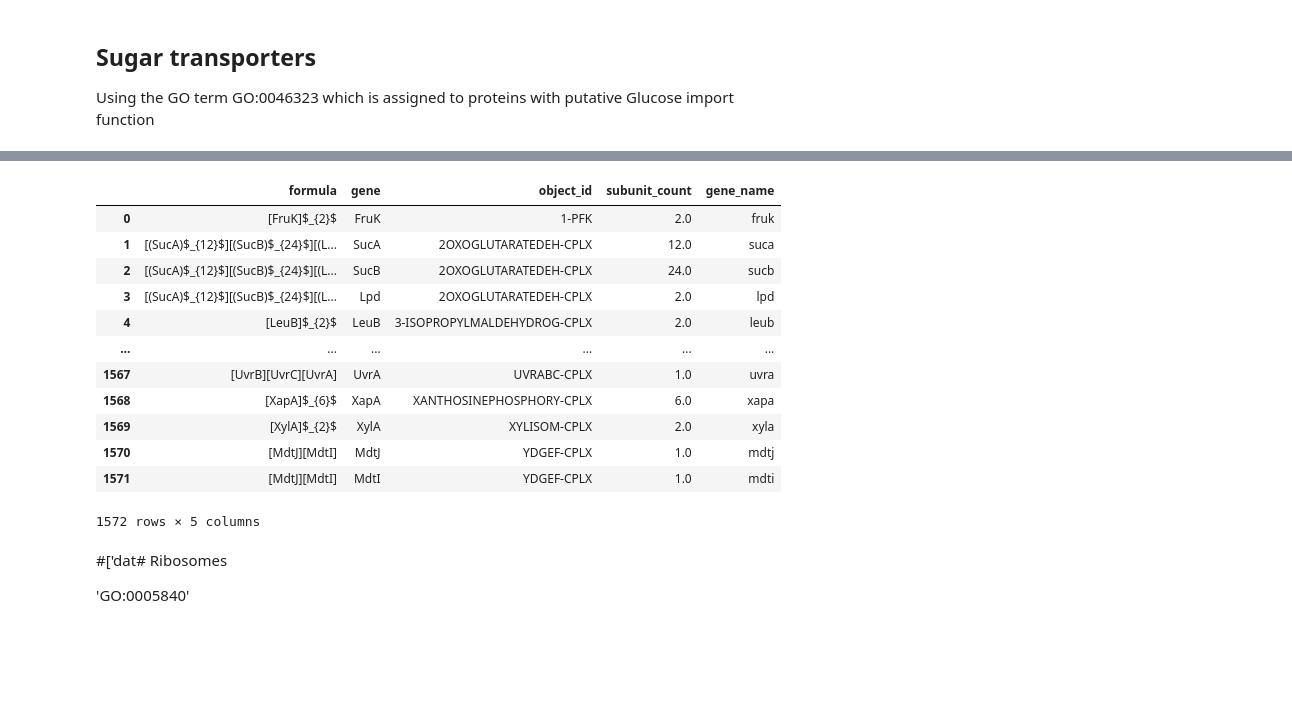
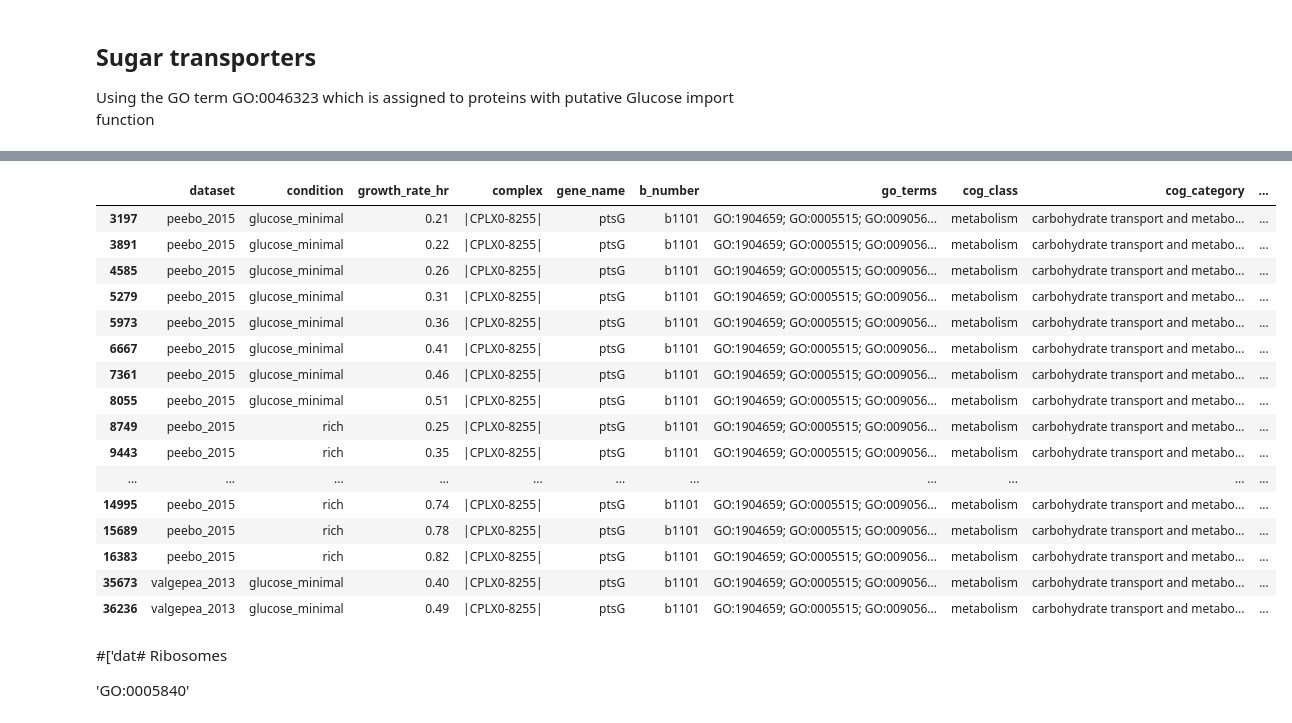
Before and after one commit to RPGroup-PBoC/growth_limits, a Jupyter notebook: code/exploratory/counting_molecular_complexes.ipynb, the cells around one changed output, grey strips where cells are left out. Saved outputs shown, nothing was run; the diff lists cells and outputs as text; code cells hidden in the pictures; blank space fills up the shorter version.

```diff
--- a/code/exploratory/counting_molecular_complexes.ipynb
+++ b/code/exploratory/counting_molecular_complexes.ipynb
@@ -102,19 +80,23 @@ min_complex_plot
-# %%
-subunits
-# %% [output]
-|  | formula | gene | object_id | subunit_count | gene_name |
-| 0 | [FruK]$_{2}$ | FruK | 1-PFK | 2.0 | fruk |
-| 1 | [(SucA)$_{12}$][(SucB)$_{24}$][(L... | SucA | 2OXOGLUTARATEDEH-CPLX | 12.0 | suca |
-| 2 | [(SucA)$_{12}$][(SucB)$_{24}$][(L... | SucB | 2OXOGLUTARATEDEH-CPLX | 24.0 | sucb |
-| 3 | [(SucA)$_{12}$][(SucB)$_{24}$][(L... | Lpd | 2OXOGLUTARATEDEH-CPLX | 2.0 | lpd |
-| 4 | [LeuB]$_{2}$ | LeuB | 3-ISOPROPYLMALDEHYDROG-CPLX | 2.0 | leub |
-| ... | ... | ... | ... | ... | ... |
-| 1567 | [UvrB][UvrC][UvrA] | UvrA | UVRABC-CPLX | 1.0 | uvra |
-| 1568 | [XapA]$_{6}$ | XapA | XANTHOSINEPHOSPHORY-CPLX | 6.0 | xapa |
-| 1569 | [XylA]$_{2}$ | XylA | XYLISOM-CPLX | 2.0 | xyla |
-| 1570 | [MdtJ][MdtI] | MdtJ | YDGEF-CPLX | 1.0 | mdtj |
-| 1571 | [MdtJ][MdtI] | MdtI | YDGEF-CPLX | 1.0 | mdti |
-1572 rows × 5 columns
+# %%
+complex_count[complex_count['gene_name'].str.lower() == 'ptsg']
+# %% [output]
+|  | dataset | condition | growth_rate_hr | complex | gene_name | b_number | go_terms | cog_class | cog_category | ... |
+| 3197 | peebo_2015 | glucose_minimal | 0.21 | |CPLX0-8255| | ptsG | b1101 | GO:1904659; GO:0005515; GO:009056... | metabolism | carbohydrate transport and metabo... | ... |
+| 3891 | peebo_2015 | glucose_minimal | 0.22 | |CPLX0-8255| | ptsG | b1101 | GO:1904659; GO:0005515; GO:009056... | metabolism | carbohydrate transport and metabo... | ... |
+| 4585 | peebo_2015 | glucose_minimal | 0.26 | |CPLX0-8255| | ptsG | b1101 | GO:1904659; GO:0005515; GO:009056... | metabolism | carbohydrate transport and metabo... | ... |
+| 5279 | peebo_2015 | glucose_minimal | 0.31 | |CPLX0-8255| | ptsG | b1101 | GO:1904659; GO:0005515; GO:009056... | metabolism | carbohydrate transport and metabo... | ... |
+| 5973 | peebo_2015 | glucose_minimal | 0.36 | |CPLX0-8255| | ptsG | b1101 | GO:1904659; GO:0005515; GO:009056... | metabolism | carbohydrate transport and metabo... | ... |
+| 6667 | peebo_2015 | glucose_minimal | 0.41 | |CPLX0-8255| | ptsG | b1101 | GO:1904659; GO:0005515; GO:009056... | metabolism | carbohydrate transport and metabo... | ... |
+| 7361 | peebo_2015 | glucose_minimal | 0.46 | |CPLX0-8255| | ptsG | b1101 | GO:1904659; GO:0005515; GO:009056... | metabolism | carbohydrate transport and metabo... | ... |
+| 8055 | peebo_2015 | glucose_minimal | 0.51 | |CPLX0-8255| | ptsG | b1101 | GO:1904659; GO:0005515; GO:009056... | metabolism | carbohydrate transport and metabo... | ... |
+| 8749 | peebo_2015 | rich | 0.25 | |CPLX0-8255| | ptsG | b1101 | GO:1904659; GO:0005515; GO:009056... | metabolism | carbohydrate transport and metabo... | ... |
+| 9443 | peebo_2015 | rich | 0.35 | |CPLX0-8255| | ptsG | b1101 | GO:1904659; GO:0005515; GO:009056... | metabolism | carbohydrate transport and metabo... | ... |
+| ... | ... | ... | ... | ... | ... | ... | ... | ... | ... | ... |
+| 14995 | peebo_2015 | rich | 0.74 | |CPLX0-8255| | ptsG | b1101 | GO:1904659; GO:0005515; GO:009056... | metabolism | carbohydrate transport and metabo... | ... |
+| 15689 | peebo_2015 | rich | 0.78 | |CPLX0-8255| | ptsG | b1101 | GO:1904659; GO:0005515; GO:009056... | metabolism | carbohydrate transport and metabo... | ... |
+| 16383 | peebo_2015 | rich | 0.82 | |CPLX0-8255| | ptsG | b1101 | GO:1904659; GO:0005515; GO:009056... | metabolism | carbohydrate transport and metabo... | ... |
+| 35673 | valgepea_2013 | glucose_minimal | 0.40 | |CPLX0-8255| | ptsG | b1101 | GO:1904659; GO:0005515; GO:009056... | metabolism | carbohydrate transport and metabo... | ... |
+| 36236 | valgepea_2013 | glucose_minimal | 0.49 | |CPLX0-8255| | ptsG | b1101 | GO:1904659; GO:0005515; GO:009056... | metabolism | carbohydrate transport and metabo... | ... |
 # %% [markdown]
 #['dat# Ribosomes
 
```
Also changed, not shown: parts of 6 cells of this notebook, 5 other files.
